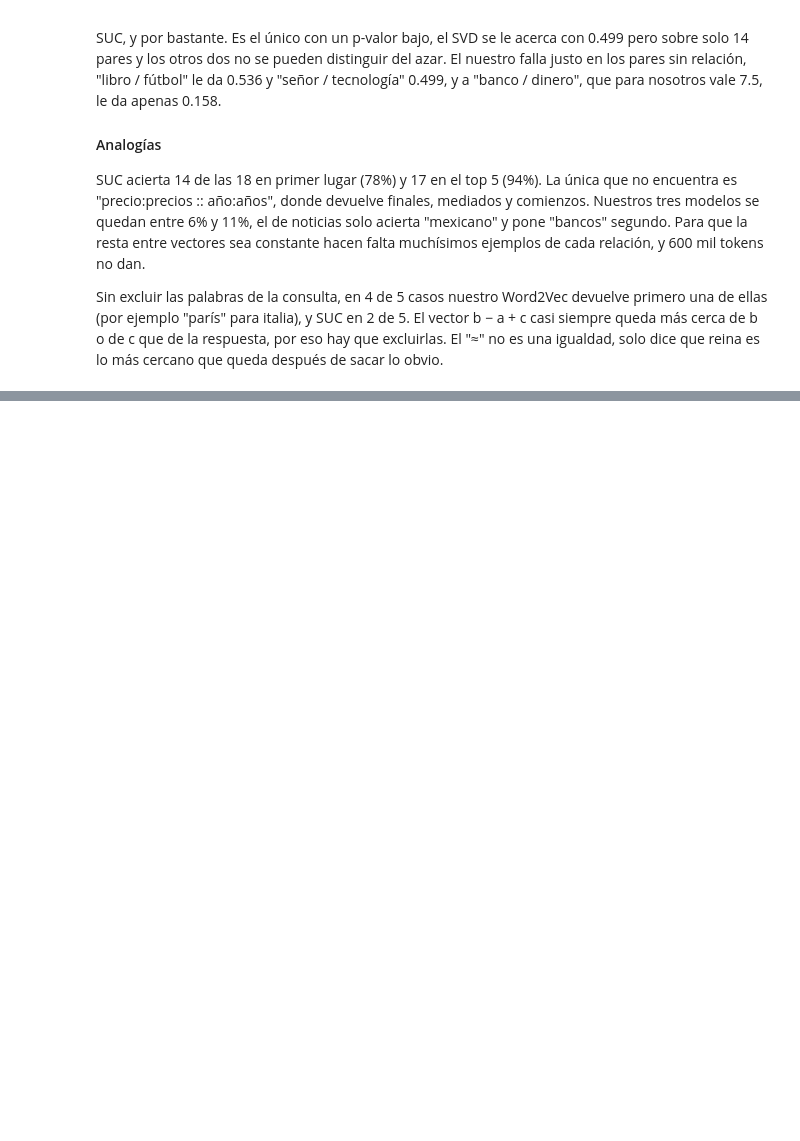
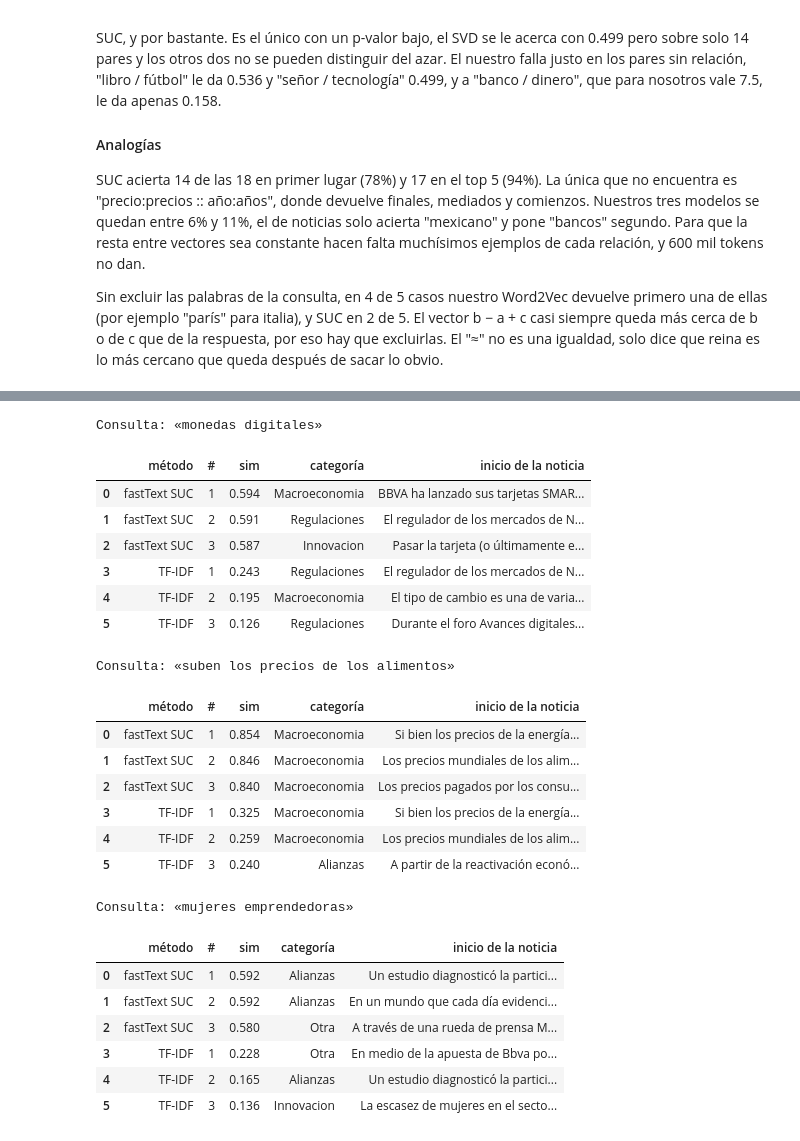
Before and after one commit to MrCifristo/NaturalLanguageProcessing, a Jupyter notebook: lab9-nlp/lab9.ipynb, the cells around one changed output, grey strips where cells are left out. Saved outputs shown, nothing was run; the diff lists cells and outputs as text; code cells hidden in the pictures; blank space fills up the shorter version.

```diff
--- a/lab9-nlp/lab9.ipynb
+++ b/lab9-nlp/lab9.ipynb
@@ -1049,0 +1113,9 @@ PCA es una proyección lineal, conserva las direcciones de mayor varianza y por
+# %%
+# --- 7.2 Analogías de género con profesiones (fastText SUC) ---
+CONSULTAS = [("hombre", "médico", "mujer"), ("hombre", "ingeniero", "mujer"),
+             ("hombre", "programador", "mujer"), ("hombre", "jefe", "mujer"),
+             ("mujer", "enfermera", "hombre"), ("mujer", "secretaria", "hombre")]
+with pd.option_context("display.max_colwidth", None):
+    display(pd.DataFrame([{"consulta": f"{a} : {b} :: {c} : ?",
+                           "top 5": ", ".join(w for w, _ in analogia(suc, a, b, c, k=5))}
+                          for a, b, c in CONSULTAS]).set_index("consulta"))
@@ -1049,0 +1307,57 @@ PCA es una proyección lineal, conserva las direcciones de mayor varianza y por
+# %%
+# --- 8.6 Búsqueda semántica, consulta → noticias más cercanas ---
+# Cada documento es el promedio de los vectores normalizados de sus palabras. Se compara contra TF-IDF.
+def vector_doc(kv, tokens):
+    V = [kv.get_vector(t, norm=True) for t in tokens if t in kv]
+    return np.mean(V, axis=0) if V else np.zeros(kv.vector_size)
+
+
+docs_suc = np.array([vector_doc(suc, t) for t in df_clf["tokens"]])
+docs_suc /= norm(docs_suc, axis=1, keepdims=True) + 1e-9
+tfidf_busq = TfidfVectorizer(analyzer=lambda tokens: tokens)
+docs_tfidf = tfidf_busq.fit_transform(df_clf["tokens"])
+
+
+def busca(consulta, k=3):
+    q = tokeniza(consulta)
+    v = vector_doc(suc, q)
+    sims_emb = docs_suc @ (v / norm(v))
+    sims_tfidf = (docs_tfidf @ tfidf_busq.transform([q]).T).toarray().ravel()
+    filas = []
+    for metodo, s in [("fastText SUC", sims_emb), ("TF-IDF", sims_tfidf)]:
+        for rango, i in enumerate(np.argsort(-s)[:k], 1):
+            filas.append({"método": metodo, "#": rango, "sim": round(float(s[i]), 3),
+                          "categoría": df_clf.loc[i, "Type"],
+                          "inicio de la noticia": df_clf.loc[i, "news"][:110]})
+    return pd.DataFrame(filas)
+
+
+with pd.option_context("display.max_colwidth", None):
+    for consulta in ["monedas digitales", "suben los precios de los alimentos", "mujeres emprendedoras"]:
+        print(f"Consulta: «{consulta}»")
+        display(busca(consulta))
+# %% [output]
+Consulta: «monedas digitales»
+|  | método | # | sim | categoría | inicio de la noticia |
+| 0 | fastText SUC | 1 | 0.594 | Macroeconomia | BBVA ha lanzado sus tarjetas SMAR... |
+| 1 | fastText SUC | 2 | 0.591 | Regulaciones | El regulador de los mercados de N... |
+| 2 | fastText SUC | 3 | 0.587 | Innovacion | Pasar la tarjeta (o últimamente e... |
+| 3 | TF-IDF | 1 | 0.243 | Regulaciones | El regulador de los mercados de N... |
+| 4 | TF-IDF | 2 | 0.195 | Macroeconomia | El tipo de cambio es una de varia... |
+| 5 | TF-IDF | 3 | 0.126 | Regulaciones | Durante el foro Avances digitales... |
+Consulta: «suben los precios de los alimentos»
+|  | método | # | sim | categoría | inicio de la noticia |
+| 0 | fastText SUC | 1 | 0.854 | Macroeconomia | Si bien los precios de la energía... |
+| 1 | fastText SUC | 2 | 0.846 | Macroeconomia | Los precios mundiales de los alim... |
+| 2 | fastText SUC | 3 | 0.840 | Macroeconomia | Los precios pagados por los consu... |
+| 3 | TF-IDF | 1 | 0.325 | Macroeconomia | Si bien los precios de la energía... |
+| 4 | TF-IDF | 2 | 0.259 | Macroeconomia | Los precios mundiales de los alim... |
+| 5 | TF-IDF | 3 | 0.240 | Alianzas | A partir de la reactivación econó... |
+Consulta: «mujeres emprendedoras»
+|  | método | # | sim | categoría | inicio de la noticia |
+| 0 | fastText SUC | 1 | 0.592 | Alianzas | Un estudio diagnosticó la partici... |
+| 1 | fastText SUC | 2 | 0.592 | Alianzas | En un mundo que cada día evidenci... |
+| 2 | fastText SUC | 3 | 0.580 | Otra | A través de una rueda de prensa M... |
+| 3 | TF-IDF | 1 | 0.228 | Otra | En medio de la apuesta de Bbva po... |
+| 4 | TF-IDF | 2 | 0.165 | Alianzas | Un estudio diagnosticó la partici... |
+| 5 | TF-IDF | 3 | 0.136 | Innovacion | La escasez de mujeres en el secto... |
```
Also changed, not shown: parts of 29 cells of this notebook, 1 other file.
